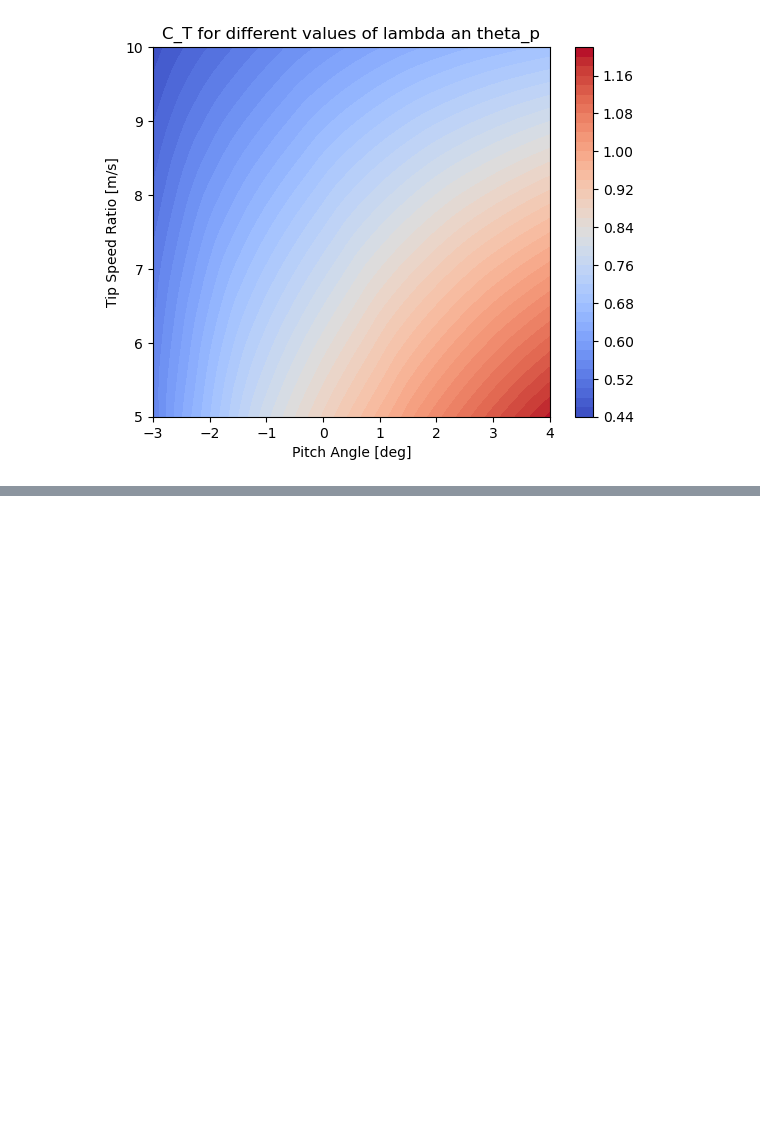
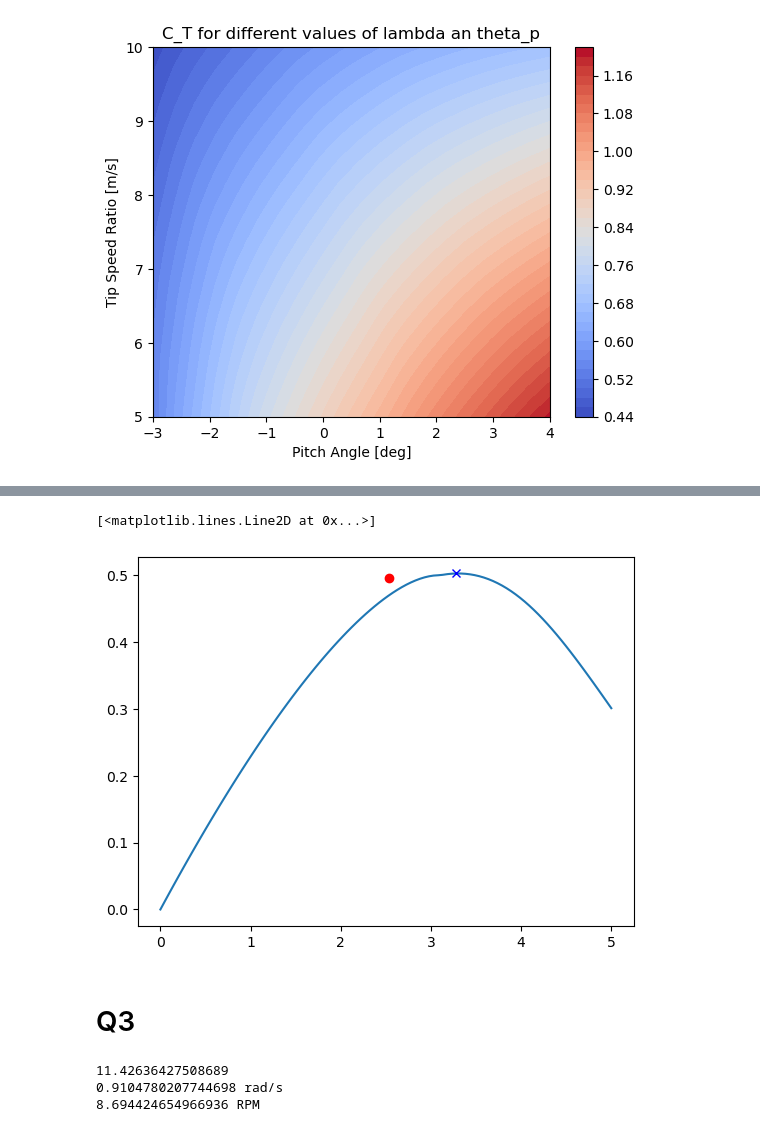
Before and after one commit to SpyrosAcheimastos/WTTA_BEM, a Jupyter notebook: jupyter_Spyros.ipynb, the cells around one changed output, grey strips where cells are left out. Drawn from its saved outputs; the diff is of its cells as text; code cells hidden in the pictures; blank space fills up the shorter version.

```diff
--- a/jupyter_Spyros.ipynb
+++ b/jupyter_Spyros.ipynb
@@ -83,0 +102,16 @@ Testing GitHub "differencing" with Jupyter Notebooks
+# %%
+import numpy as np
+import pandas as pd
+from bem import steady_bem_for_each_airfoil
+
+
+# Get dict for airfoil at r = 71.97 m
+df = pd.read_csv('data/bladedat.txt', sep='\t', names=['r', 'beta', 'c', 'thick'])
+airfoil = df[df['r'].between(71, 73)].to_dict('records')[0]
+
+# From Q1, C_P_max appears for theta_p = 1.128 and lamda = 7.179
+theta_p_for_C_P_max = 1.128
+lamda_for_C_P_max = 7.179
+
+_, _, C_P_local, _, = steady_bem_for_each_airfoil(R, V_0, omega, theta_p_for_C_P_max, lamda_for_C_P_max, airfoil)
+C_P_local
@@ -83,0 +123,24 @@ Testing GitHub "differencing" with Jupyter Notebooks
+# %%
+from bem import steady_bem_for_each_airfoil_q2
+
+number_of_c = 100
+
+
+counter = 0
+c_list = np.linspace(0, 5, number_of_c)
+
+# Initiliaze 2D matrices
+C_P_local_arr = np.zeros(number_of_c)
+beta_list = np.zeros(number_of_c)
+
+
+for i, c in enumerate(c_list):
+    airfoil['c'] = c
+    p_n, p_t, C_P_local, C_T_local, beta = steady_bem_for_each_airfoil_q2(R, V_0, omega, theta_p_for_C_P_max, lamda_for_C_P_max, airfoil)
+    C_P_local_arr[i] = C_P_local
+    beta_list[i] = beta
+
+ind = np.argmax(C_P_local_arr)
+print(f'C_P_local_arr = {C_P_local_arr[ind]}')
+print(f'beta = {beta_list[ind]}')
+print(f'c_list = {c_list[ind]}')
@@ -83,0 +175,23 @@ Testing GitHub "differencing" with Jupyter Notebooks
+# %%
+plt.plot(c_list, C_P_local_arr)
+plt.plot(2.54, 0.4960492260672027, 'ro')
+plt.plot(3.282828282828283, 0.5024787992743521, 'bx')
+# %% [output]
+[<matplotlib.lines.Line2D at 0x...>]
+[figure, added]
+# %% [markdown]
+# Q3
+# %%
+P_mech = 10.64 * 1e6
+A = np.pi*R**2
+RHO = 1.225     # Air density [kg/m^3]
+
+V_0_rated = (2*P_mech/(RHO*A*C_P_max))**(1/3)
+omega_max = V_0_rated*lamda_for_C_P_max/R
+print(V_0_rated)
+print(omega_max, 'rad/s')
+print(omega_max*60/(2*np.pi), 'RPM')
+# %% [output]
+11.42636427508689
+0.9104780207744698 rad/s
+8.694424654966936 RPM
```
Also changed, not shown: parts of 13 cells of this notebook, 2 other files.
